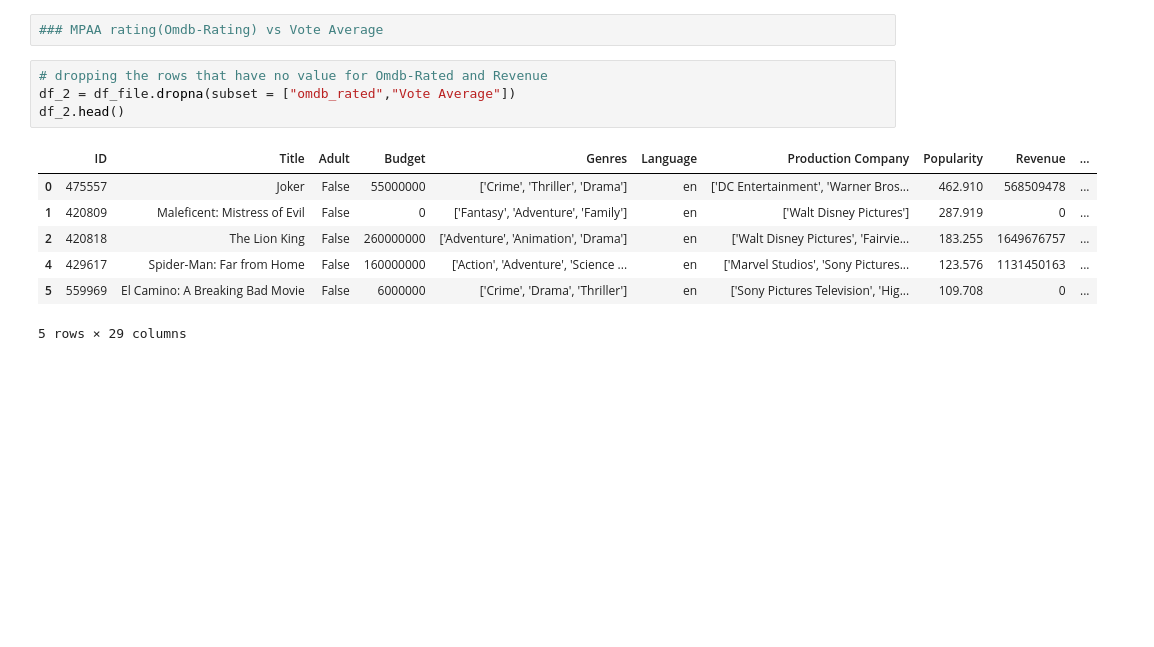
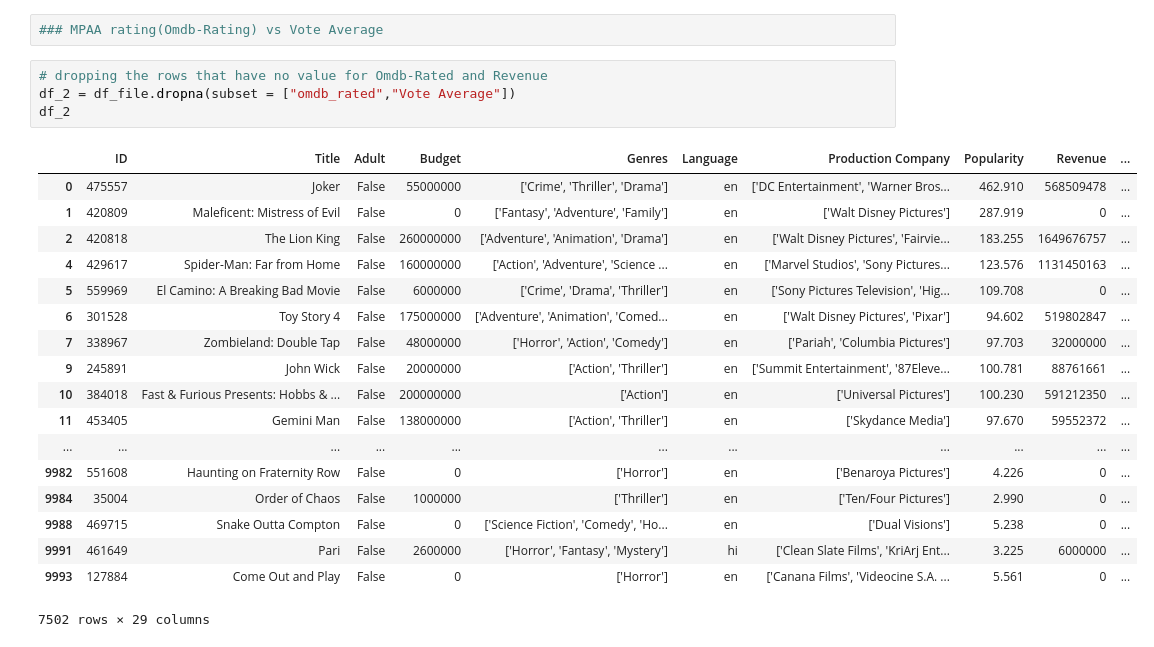
Before and after one commit to JackAntonyan/Project-1, a Jupyter notebook: Project-1-HA.ipynb, the cells around one changed output. Saved outputs shown, nothing was run; the diff lists cells and outputs as text; blank space fills up the shorter version.

```diff
--- a/Project-1-HA.ipynb
+++ b/Project-1-HA.ipynb
@@ -78,12 +78,23 @@ plt.xticks(rotation=90)
 # %%
 # dropping the rows that have no value for Omdb-Rated and Revenue
 df_2 = df_file.dropna(subset = ["omdb_rated","Vote Average"])
-df_2.head()
+df_2
 # %% [output]
 |  | ID | Title | Adult | Budget | Genres | Language | Production Company | Popularity | Revenue | ... |
 | 0 | 475557 | Joker | False | 55000000 | ['Crime', 'Thriller', 'Drama'] | en | ['DC Entertainment', 'Warner Bros... | 462.910 | 568509478 | ... |
 | 1 | 420809 | Maleficent: Mistress of Evil | False | 0 | ['Fantasy', 'Adventure', 'Family'] | en | ['Walt Disney Pictures'] | 287.919 | 0 | ... |
 | 2 | 420818 | The Lion King | False | 260000000 | ['Adventure', 'Animation', 'Drama'] | en | ['Walt Disney Pictures', 'Fairvie... | 183.255 | 1649676757 | ... |
 | 4 | 429617 | Spider-Man: Far from Home | False | 160000000 | ['Action', 'Adventure', 'Science ... | en | ['Marvel Studios', 'Sony Pictures... | 123.576 | 1131450163 | ... |
 | 5 | 559969 | El Camino: A Breaking Bad Movie | False | 6000000 | ['Crime', 'Drama', 'Thriller'] | en | ['Sony Pictures Television', 'Hig... | 109.708 | 0 | ... |
+| 6 | 301528 | Toy Story 4 | False | 175000000 | ['Adventure', 'Animation', 'Comed... | en | ['Walt Disney Pictures', 'Pixar'] | 94.602 | 519802847 | ... |
+| 7 | 338967 | Zombieland: Double Tap | False | 48000000 | ['Horror', 'Action', 'Comedy'] | en | ['Pariah', 'Columbia Pictures'] | 97.703 | 32000000 | ... |
+| 9 | 245891 | John Wick | False | 20000000 | ['Action', 'Thriller'] | en | ['Summit Entertainment', '87Eleve... | 100.781 | 88761661 | ... |
+| 10 | 384018 | Fast & Furious Presents: Hobbs & ... | False | 200000000 | ['Action'] | en | ['Universal Pictures'] | 100.230 | 591212350 | ... |
+| 11 | 453405 | Gemini Man | False | 138000000 | ['Action', 'Thriller'] | en | ['Skydance Media'] | 97.670 | 59552372 | ... |
+| ... | ... | ... | ... | ... | ... | ... | ... | ... | ... | ... |
+| 9982 | 551608 | Haunting on Fraternity Row | False | 0 | ['Horror'] | en | ['Benaroya Pictures'] | 4.226 | 0 | ... |
+| 9984 | 35004 | Order of Chaos | False | 1000000 | ['Thriller'] | en | ['Ten/Four Pictures'] | 2.990 | 0 | ... |
+| 9988 | 469715 | Snake Outta Compton | False | 0 | ['Science Fiction', 'Comedy', 'Ho... | en | ['Dual Visions'] | 5.238 | 0 | ... |
+| 9991 | 461649 | Pari | False | 2600000 | ['Horror', 'Fantasy', 'Mystery'] | hi | ['Clean Slate Films', 'KriArj Ent... | 3.225 | 6000000 | ... |
+| 9993 | 127884 | Come Out and Play | False | 0 | ['Horror'] | en | ['Canana Films', 'Videocine S.A. ... | 5.561 | 0 | ... |
-5 rows × 29 columns
+7502 rows × 29 columns
```
Also changed, not shown: parts of 15 cells of this notebook.
